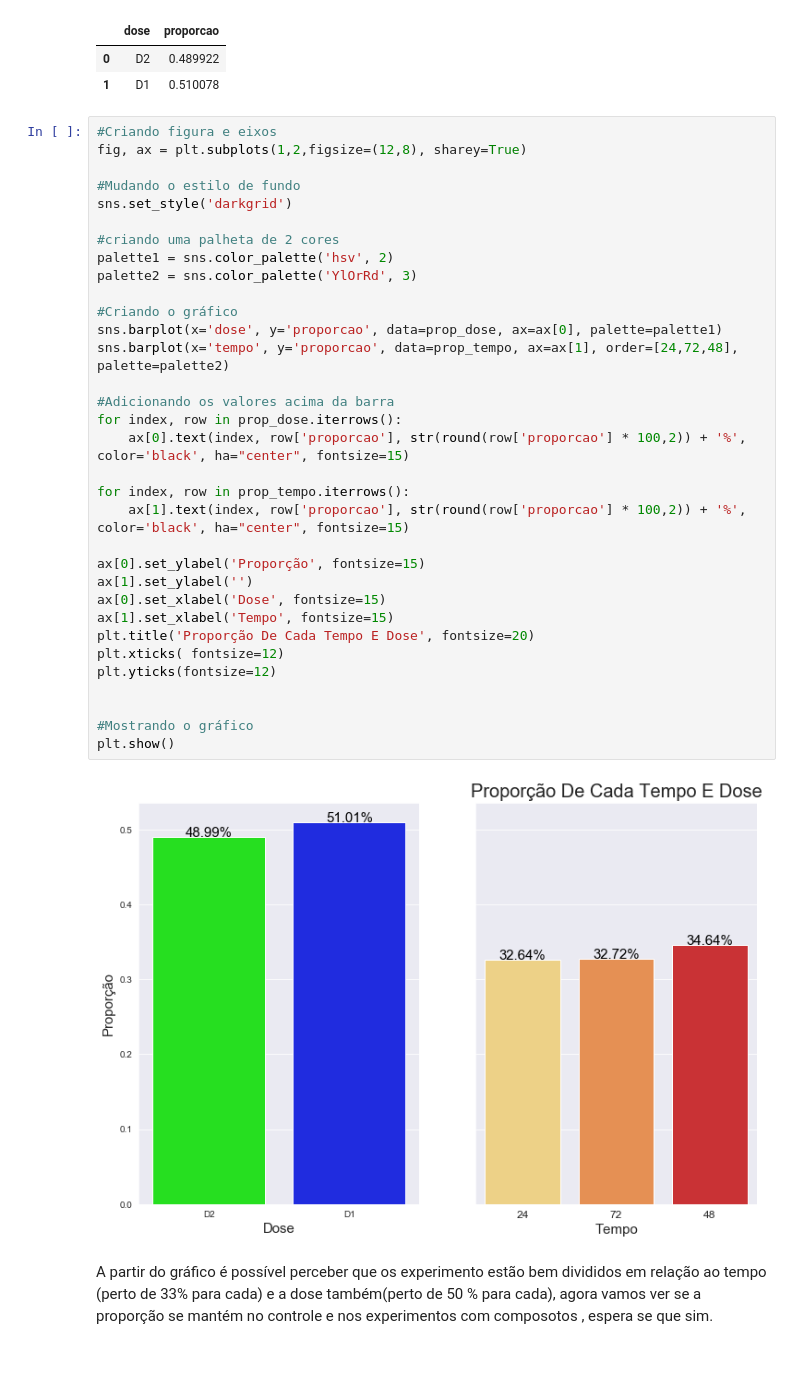
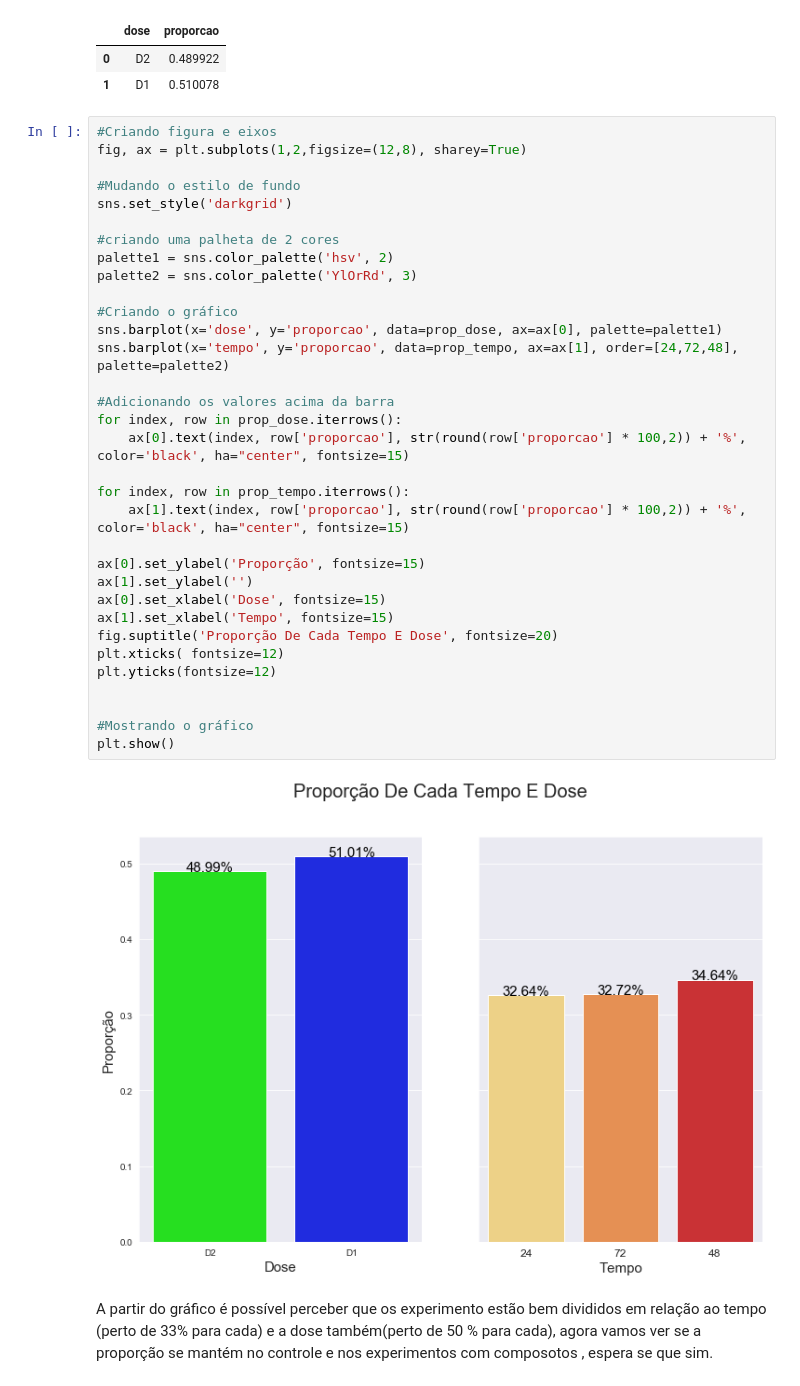
Before and after one commit to Pedro-correa-almeida/imersao-dados-desafio-final, a Jupyter notebook: Notebooks/Projeto_final.ipynb, the cells around one changed output. Drawn from its saved outputs; the diff is of its cells as text; blank space fills up the shorter version.

```diff
--- a/Notebooks/Projeto_final.ipynb
+++ b/Notebooks/Projeto_final.ipynb
@@ -292,35 +292,35 @@ fig, ax = plt.subplots(1,2,figsize=(12,8), sharey=True)
 
 #Mudando o estilo de fundo
 sns.set_style('darkgrid')
 
 #criando uma palheta de 2 cores
 palette1 = sns.color_palette('hsv', 2)
 palette2 = sns.color_palette('YlOrRd', 3)
 
 #Criando o gráfico
 sns.barplot(x='dose', y='proporcao', data=prop_dose, ax=ax[0], palette=palette1)
 sns.barplot(x='tempo', y='proporcao', data=prop_tempo, ax=ax[1], order=[24,72,48], palette=palette2)
 
 #Adicionando os valores acima da barra
 for index, row in prop_dose.iterrows():
     ax[0].text(index, row['proporcao'], str(round(row['proporcao'] * 100,2)) + '%', color='black', ha="center", fontsize=15)
 
 for index, row in prop_tempo.iterrows():
     ax[1].text(index, row['proporcao'], str(round(row['proporcao'] * 100,2)) + '%', color='black', ha="center", fontsize=15)
 
 ax[0].set_ylabel('Proporção', fontsize=15)
 ax[1].set_ylabel('')
 ax[0].set_xlabel('Dose', fontsize=15)
 ax[1].set_xlabel('Tempo', fontsize=15)
-plt.title('Proporção De Cada Tempo E Dose', fontsize=20)
+fig.suptitle('Proporção De Cada Tempo E Dose', fontsize=20)
 plt.xticks( fontsize=12)
 plt.yticks(fontsize=12)
 
 
 #Mostrando o gráfico
 plt.show()
 # %% [output]
-[figure, old version]
+[figure, new version]
 # %% [markdown]
 A partir do gráfico é possível perceber que os experimento estão bem divididos em relação ao tempo (perto de 33% para cada) e a dose também(perto de 50 % para cada), agora vamos ver se a proporção se mantém no controle e nos experimentos com composotos , espera se que sim.
 # %%
```
